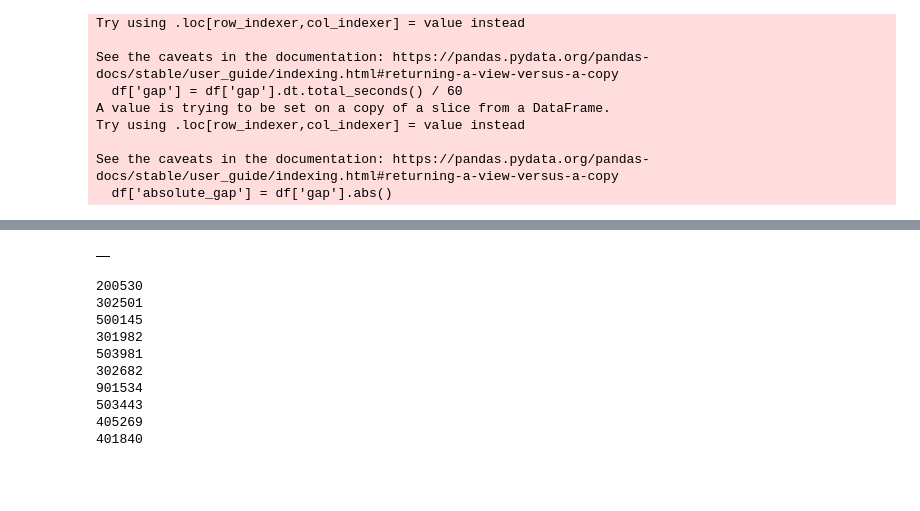
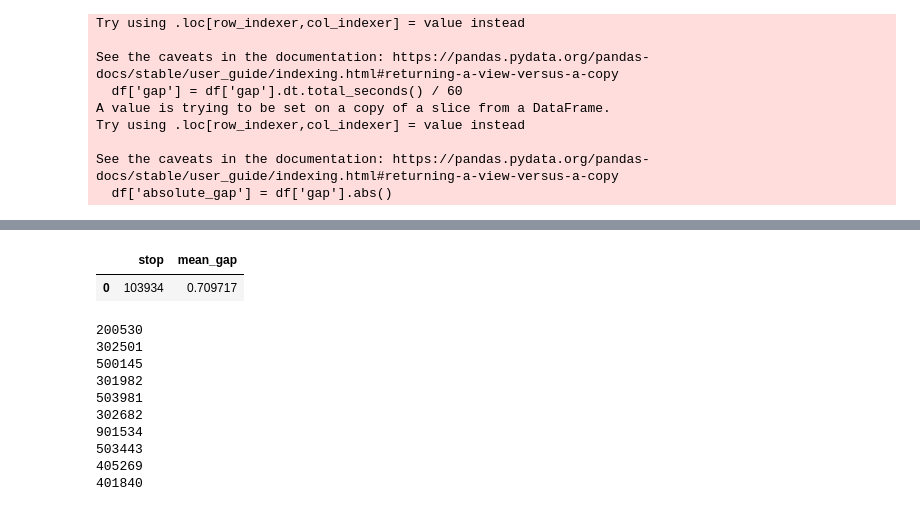
Before and after one commit to SamTGoodson/bus_reliability, a Jupyter notebook: test.ipynb, the cells around one changed output, grey strips where cells are left out. Cells and saved outputs as stored; diff of their text form; code cells hidden in the pictures; blank space fills up the shorter version.

```diff
--- a/test.ipynb
+++ b/test.ipynb
@@ -499,7 +519,8 @@ def get_gap(stop):
 # %%
-get_gap('902205')
+get_gap('103934')
 # %% [output]
-|  |
+|  | stop | mean_gap |
+| 0 | 103934 | 0.709717 |
 # %%
 stops = stops_df['code'].tolist()
 # %%
```
Also changed, not shown: parts of 3 cells of this notebook, 2 other files.
